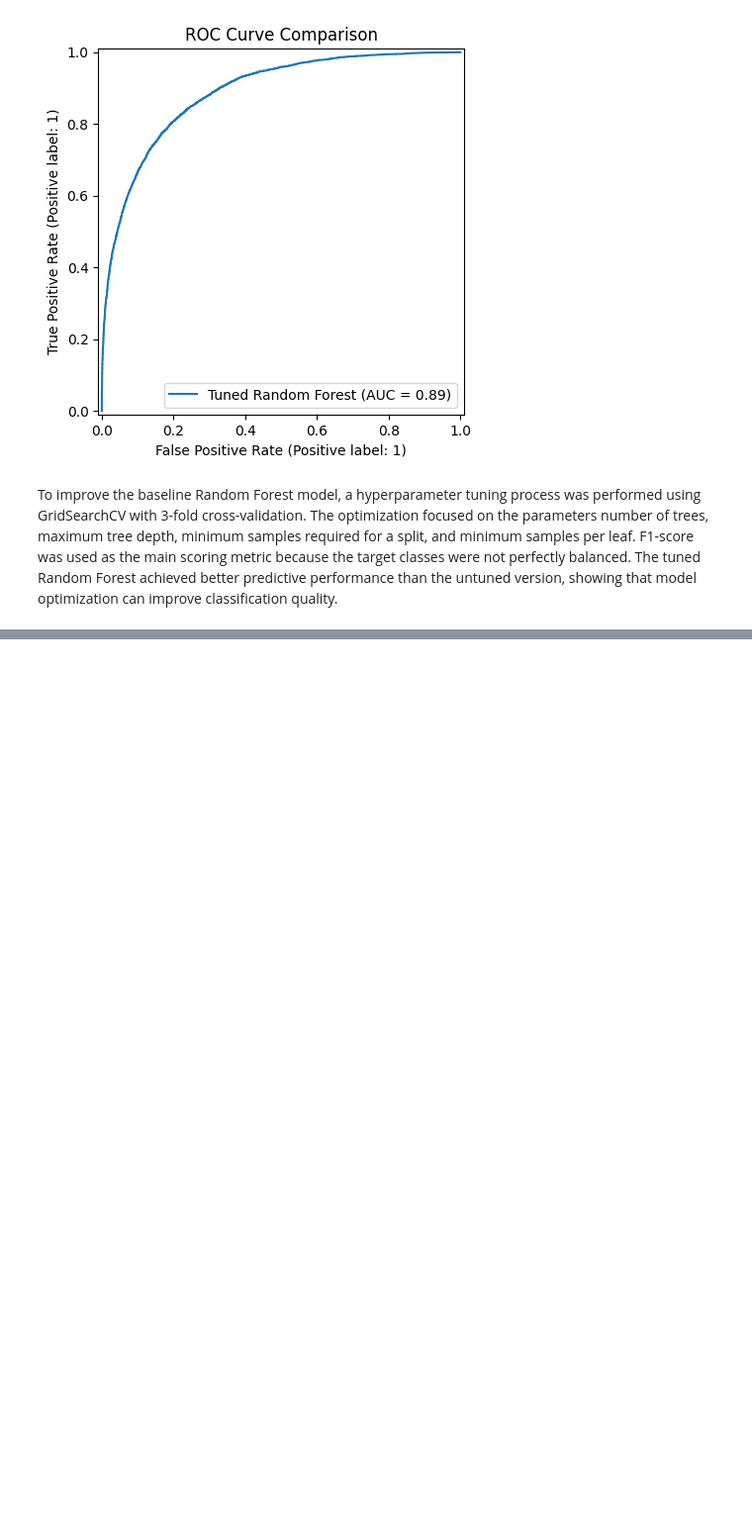
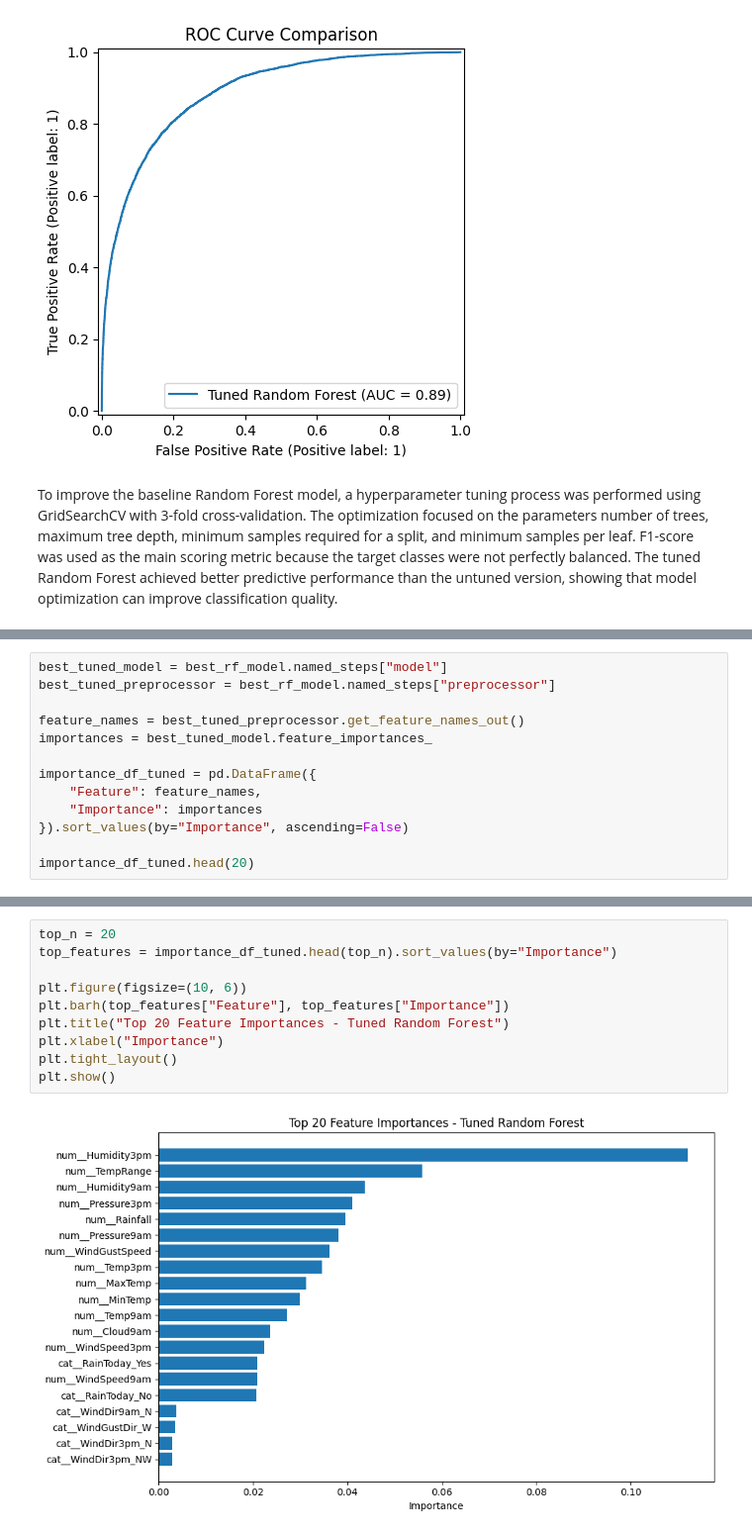
Before and after one commit to SirApollyon/weather-forecast-project, a Jupyter notebook: notebooks/weather_prediction.ipynb, the cells around one changed output, grey strips where cells are left out. Shown at 99% size. Drawn from its saved outputs; the diff is of its cells as text; blank space fills up the shorter version.

```diff
--- a/notebooks/weather_prediction.ipynb
+++ b/notebooks/weather_prediction.ipynb
@@ -648,0 +732,13 @@ The tuned Random Forest achieved better predictive performance than the untuned
+# %%
+best_tuned_model = best_rf_model.named_steps["model"]
+best_tuned_preprocessor = best_rf_model.named_steps["preprocessor"]
+
+feature_names = best_tuned_preprocessor.get_feature_names_out()
+importances = best_tuned_model.feature_importances_
+
+importance_df_tuned = pd.DataFrame({
+    "Feature": feature_names,
+    "Importance": importances
+}).sort_values(by="Importance", ascending=False)
+
+importance_df_tuned.head(20)
@@ -648,0 +763,12 @@ The tuned Random Forest achieved better predictive performance than the untuned
+# %%
+top_n = 20
+top_features = importance_df_tuned.head(top_n).sort_values(by="Importance")
+
+plt.figure(figsize=(10, 6))
+plt.barh(top_features["Feature"], top_features["Importance"])
+plt.title("Top 20 Feature Importances - Tuned Random Forest")
+plt.xlabel("Importance")
+plt.tight_layout()
+plt.show()
+# %% [output]
+[figure, added]
```
Also changed, not shown: parts of 13 cells of this notebook, 2 other files.
